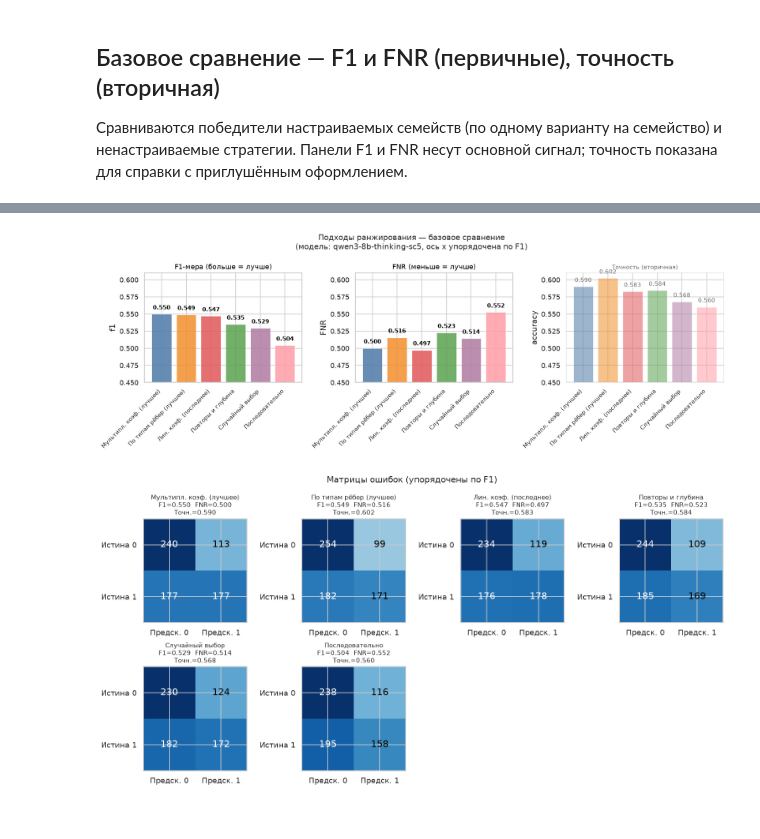
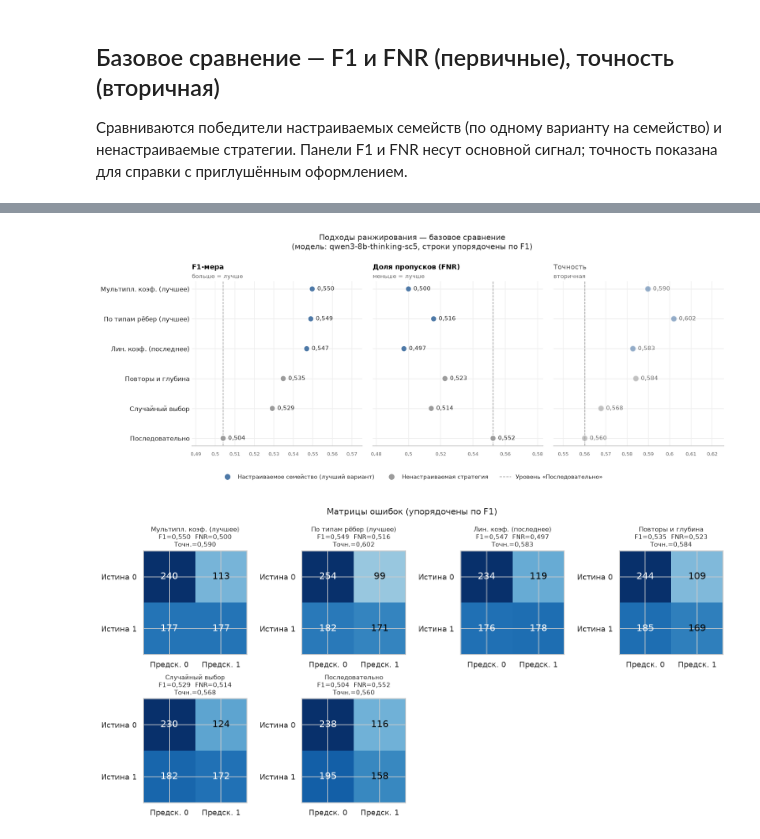
Before and after one commit to vodkar/llm4codesec-framework, a Jupyter notebook: benchmarks/compare_rankings_analysis_vllm.ipynb, the cells around one changed output, grey strips where cells are left out. Drawn from its saved outputs; the diff is of its cells as text; code cells hidden in the pictures.

```diff
--- a/benchmarks/compare_rankings_analysis_vllm.ipynb
+++ b/benchmarks/compare_rankings_analysis_vllm.ipynb
@@ -48,6 +49,10 @@ PROMPT_TYPE = 'python_exploit_chain'
 # Toggle this to switch every loaded approach between the two variants.
 LOAD_MODE = 'self_consistency'
 # LOAD_MODE = 'majority_voting'
+
+# Decimal separator for every number shown in this notebook (plots, prints, tables):
+#   True  -> comma (0,5497), False -> point (0.5497). The saved CSV is unaffected.
+DECIMAL_COMMA = True
 
 # Variant order for tuned families (manual / best / last).
 VARIANT_ORDER  = ['вручную', 'лучшее', 'последнее']
@@ -316,11 +336,12 @@ for ax, (col, title, secondary) in zip(axes, metrics_to_plot):
         for b, v in zip(bars, vals):
             if not np.isnan(v):
                 ax.text(b.get_x() + b.get_width() / 2, v + 0.005,
-                        f'{v:.2f}', ha='center', va='bottom', fontsize=9,
+                        fnum(v, '.2f'), ha='center', va='bottom', fontsize=9,
                         color='dimgrey' if secondary else 'black')
     ax.set_xticks(x)
     ax.set_xticklabels(families, rotation=20, ha='right', fontsize=9)
     ax.set_ylim(0.49, 0.63)
+    decimal_axis(ax)
     ax.set_title(title, fontsize=12, color='dimgrey' if secondary else 'black')
     ax.legend(title='Параметры', fontsize=8)
     if secondary:
@@ -353,11 +374,11 @@ for family, variants in family_variants.items():
     win_variant, win_info = pick_winner(variants)
     SELECTED[f'{family} ({win_variant})'] = win_info
     others = '   '.join(
-        f"{v}: F1={variants[v]['metrics']['f1']:.4f}"
+        f"{v}: F1={fnum(variants[v]['metrics']['f1'])}"
         for v in VARIANT_ORDER if v in variants
     )
     print(f"  {family:>22}  ->  {win_variant:<10}  "
-          f"F1={win_info['metrics']['f1']:.4f}  FNR={win_info['metrics']['FNR']:.4f}   "
+          f"F1={fnum(win_info['metrics']['f1'])}  FNR={fnum(win_info['metrics']['FNR'])}   "
           f"[{others}]")
 
 # Comparison set for all later sections: family winners + non-tuned approaches.
@@ -411,42 +433,76 @@ display(
 # %%
 # Диаграмма: F1 (первичная) + FNR (первичная) + точность (вторичная)
+#
+# Точечная диаграмма с горизонтальными строками: длинные названия стратегий читаются
+# без поворота, одна общая ось подписей на три панели. Цвет — тип стратегии
+# (победитель настраиваемого семейства / ненастраиваемая); пунктир — «Последовательно».
 
-ordered = agg_df.set_index('approach').loc[approaches_by_f1]
-names   = approaches_by_f1
-colors  = APPROACH_COLORS[:len(names)]
+ordered  = agg_df.set_index('approach').loc[approaches_by_f1]
+names    = approaches_by_f1
+y        = np.arange(len(names))[::-1]           # лучший по F1 — сверху
+BASELINE = 'Последовательно'
 
-fig, axes = plt.subplots(1, 3, figsize=(14, 5))
+GROUP_COLORS = {'tuned': '#4e79a7', 'non_tuned': '#9c9c9c'}
+dot_colors   = [GROUP_COLORS['tuned' if n in SELECTED else 'non_tuned'] for n in names]
+
 panels = [
-    ('f1',       'F1-мера (больше = лучше)', 0.85, 11, False),
-    ('FNR',      'FNR (меньше = лучше)',     0.85, 11, False),
-    ('accuracy', 'Точность (вторичная)',     0.55,  9, True),
+    ('f1',       'F1-мера',              'больше = лучше', False),
+    ('FNR',      'Доля пропусков (FNR)', 'меньше = лучше', False),
+    ('accuracy', 'Точность',             'вторичная',      True),
 ]
-for ax, (col, title, alpha, title_fs, secondary) in zip(axes, panels):
+
+fig, axes = plt.subplots(1, 3, figsize=(14, 0.55 * len(names) + 2.2), sharey=True)
+for ax, (col, title, hint, secondary) in zip(axes, panels):
     vals = ordered[col].values
-    bars = ax.bar(names, vals, color=colors, alpha=alpha, edgecolor='white', linewidth=0.5)
-    for bar, v in zip(bars, vals):
-        ax.text(bar.get_x() + bar.get_width() / 2, v + 0.005,
-                f'{v:.3f}', ha='center', va='bottom', fontsize=9,
-                fontweight='bold' if not secondary else 'normal',
-                color='dimgrey' if secondary else 'black')
-    ax.set_ylim(0.45, 0.61)
-    ax.set_title(title, fontsize=title_fs, color='dimgrey' if secondary else 'black')
-    ax.set_ylabel(col)
-    ax.set_xticks(range(len(names)))
-    ax.set_xticklabels(names, rotation=45, ha='right', fontsize=9)
-    if secondary:
-        for spine in ax.spines.values():
-            spine.set_alpha(0.4)
+    lo, hi = vals.min(), vals.max()
+    pad = max(hi - lo, 0.02) * 0.35
+    ax.set_xlim(lo - pad, hi + pad * 1.6)
+
+    for yi in y:
+        ax.axhline(yi, color='#e6e6e6', lw=0.8, zorder=0)
+    if BASELINE in ordered.index:
+        ax.axvline(ordered.loc[BASELINE, col], color='#9c9c9c', lw=1, ls='--', zorder=1)
+
+    ax.scatter(vals, y, s=90, color=dot_colors, edgecolor='white', linewidth=1.5,
+               alpha=0.6 if secondary else 1.0, zorder=3)
+    for v, yi in zip(vals, y):
+        ax.annotate(fnum(v, '.3f'), (v, yi), xytext=(8, 0), textcoords='offset points',
+                    va='center', fontsize=9, color='dimgrey' if secondary else '#222222')
+
+    ax.set_title(f'{title}\n', fontsize=11, color='dimgrey' if secondary else 'black',
+                 loc='left', fontweight='normal' if secondary else 'bold')
+    ax.text(0, 1.02, hint, transform=ax.transAxes, fontsize=9, color='dimgrey')
+    decimal_axis(ax, 'x')
+    ax.tick_params(axis='x', labelsize=8, colors='dimgrey')
+    ax.grid(axis='y', visible=False)
+    ax.grid(axis='x', color='#f0f0f0')
+    for side in ('top', 'right', 'left'):
+        ax.spines[side].set_visible(False)
+    ax.spines['bottom'].set_color('#cccccc')
+
+axes[0].set_yticks(y)
+axes[0].set_yticklabels(names, fontsize=10)
+axes[0].tick_params(axis='y', length=0)
+
+legend_handles = [
+    plt.Line2D([], [], marker='o', ls='', ms=8, color=GROUP_COLORS['tuned'],
+               label='Настраиваемое семейство (лучший вариант)'),
+    plt.Line2D([], [], marker='o', ls='', ms=8, color=GROUP_COLORS['non_tuned'],
+               label='Ненастраиваемая стратегия'),
+    plt.Line2D([], [], color='#9c9c9c', ls='--', lw=1, label=f'Уровень «{BASELINE}»'),
+]
+fig.legend(handles=legend_handles, loc='lower center', ncol=3, frameon=False,
+           fontsize=9, bbox_to_anchor=(0.5, -0.02))
 
 fig.suptitle(
-    f'Подходы ранжирования — базовое сравнение\n'
-    f'(модель: {MODEL_NAME}, ось x упорядочена по F1)',
+    'Подходы ранжирования — базовое сравнение\n'
+    f'(модель: {MODEL_NAME}, строки упорядочены по F1)',
     fontsize=12,
 )
-fig.tight_layout()
+fig.tight_layout(rect=(0, 0.06, 1, 1))
 plt.show()
 # %% [output]
-[figure, old version]
+[figure, new version]
 # %%
 # Матрицы ошибок (упорядочены по F1)
 
```
Also changed, not shown: parts of 10 cells of this notebook, 2 other files.
